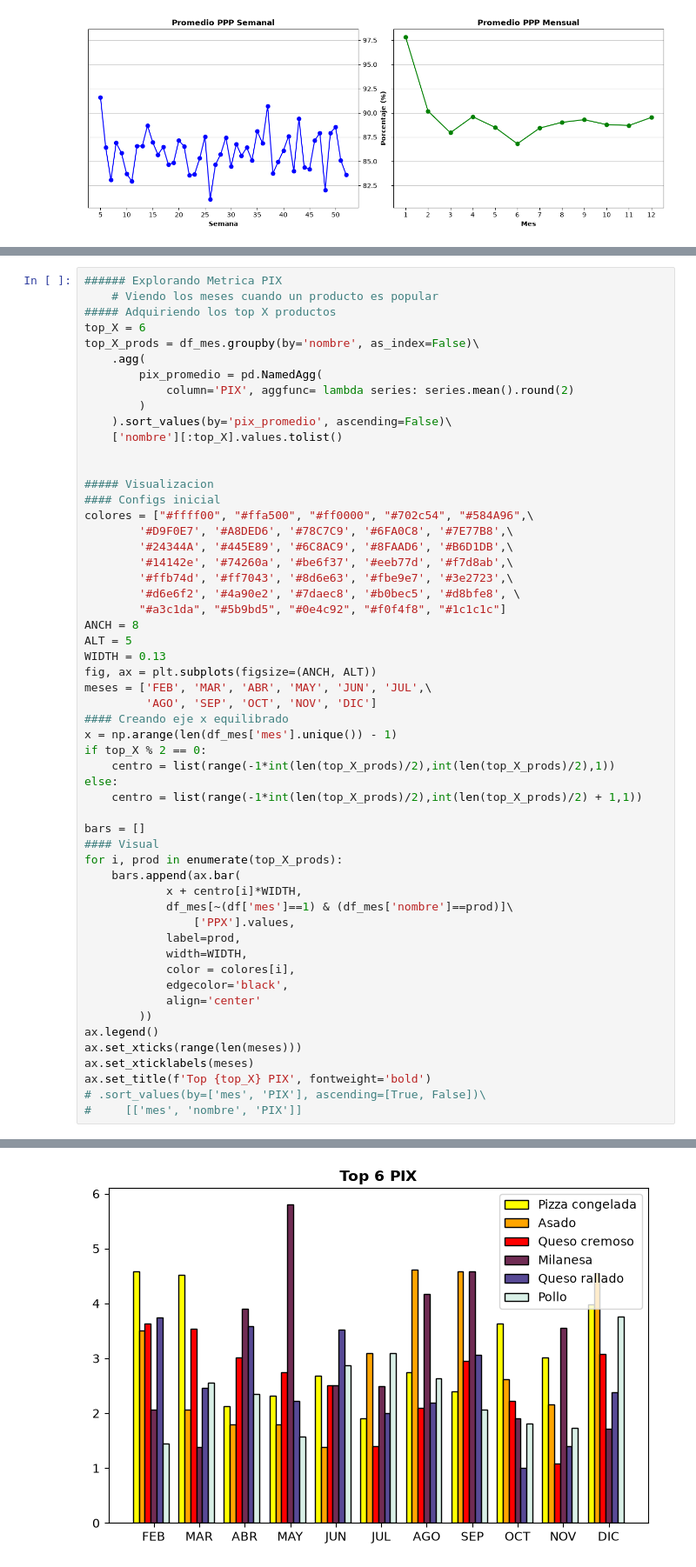
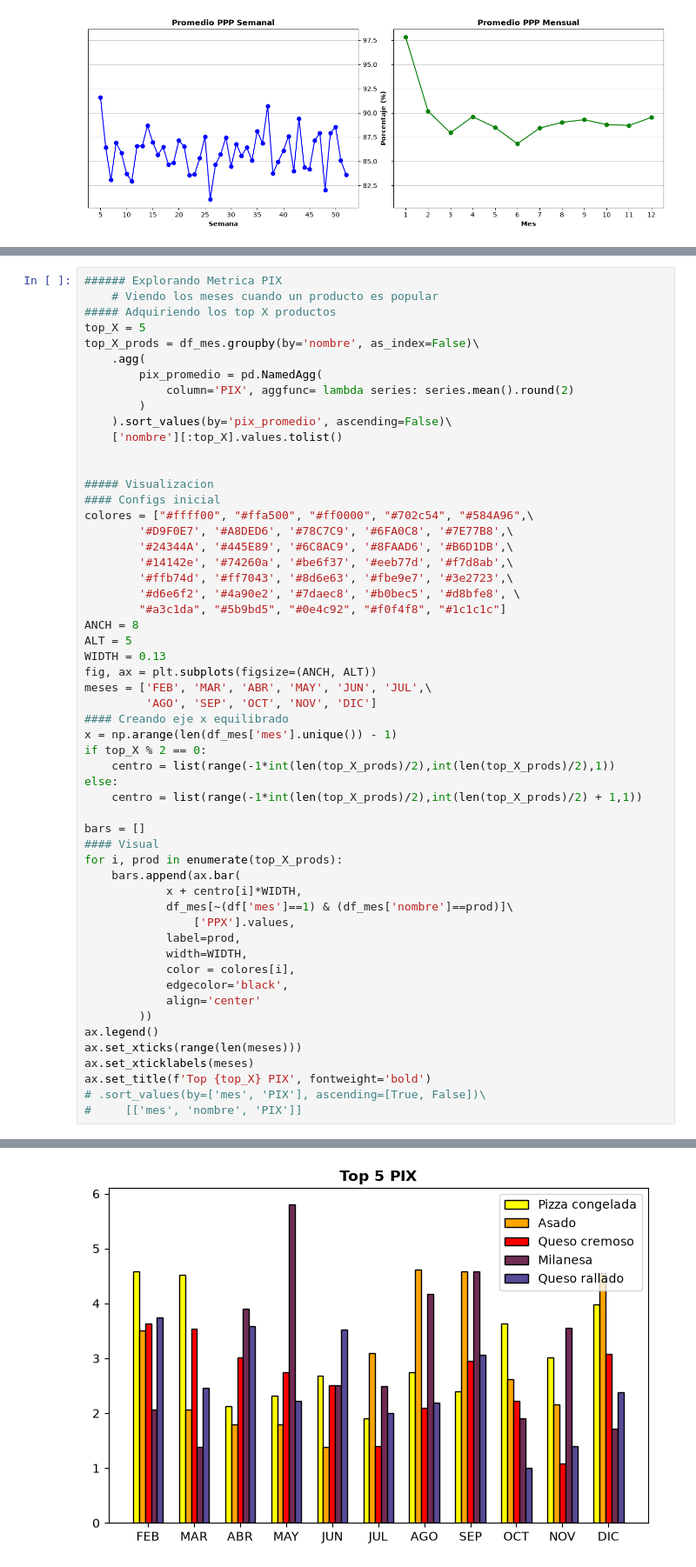
Before and after one commit to jp21bp/DS_Proyectos, a Jupyter notebook: 4_DemandaForecasting/eda.ipynb, the cells around one changed output, grey strips where cells are left out. Shown at 87% size. Saved outputs shown, nothing was run; the diff lists cells and outputs as text.

```diff
--- a/4_DemandaForecasting/eda.ipynb
+++ b/4_DemandaForecasting/eda.ipynb
@@ -503,7 +544,7 @@ Text(0.5, 1.0, 'Top 5 PPX')
 ###### Explorando Metrica PIX
     # Viendo los meses cuando un producto es popular
 ##### Adquiriendo los top X productos
-top_X = 6
+top_X = 5
 top_X_prods = df_mes.groupby(by='nombre', as_index=False)\
     .agg(
         pix_promedio = pd.NamedAgg(
@@ -559 +600 @@ Text(0.5, 1.0, 'Top 6 PIX')
-[figure, old version]
+[figure, new version]
```
Also changed, not shown: parts of 7 cells of this notebook.
